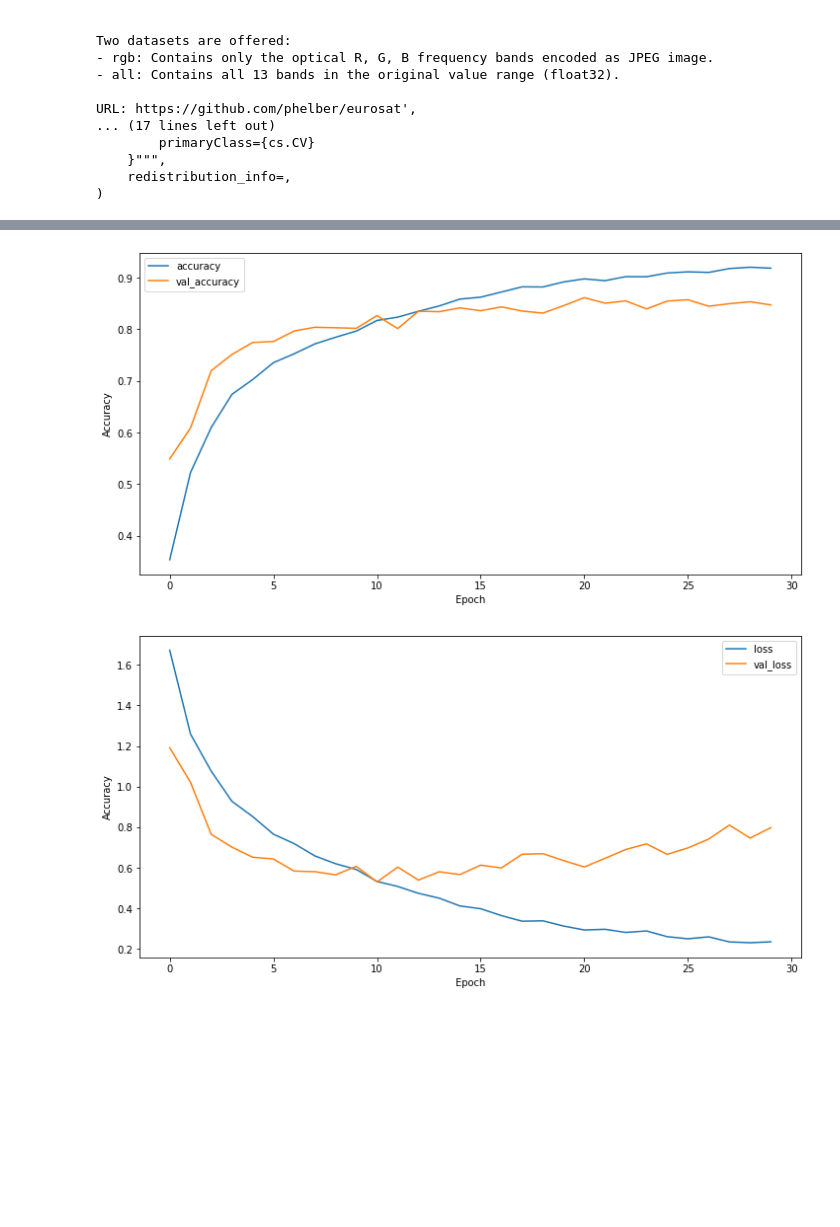
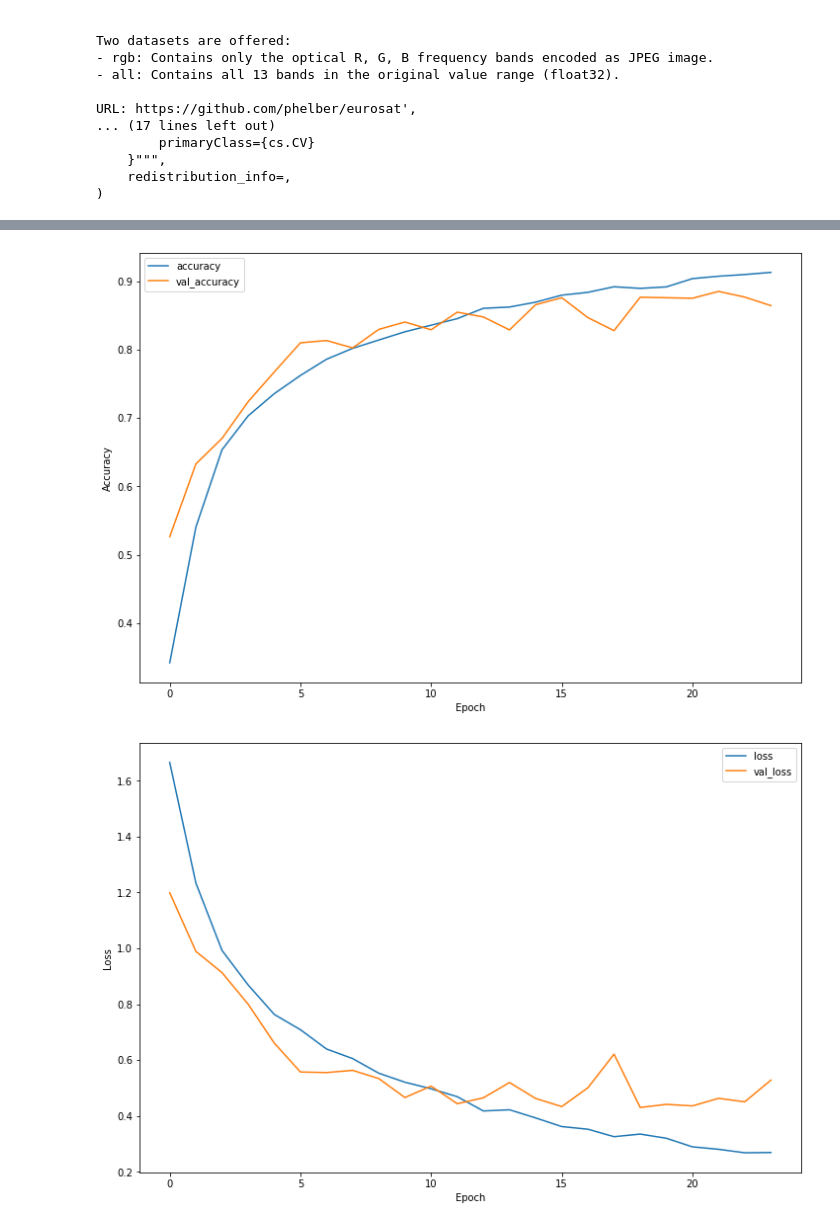
Before and after one commit to derevirn/lulc-keras, a Jupyter notebook: Convolutional_Neural_Network.ipynb, the cells around one changed output, grey strips where cells are left out. Saved outputs shown, nothing was run; the diff lists cells and outputs as text; code cells hidden in the pictures; blank space fills up the shorter version.

```diff
--- a/Convolutional_Neural_Network.ipynb
+++ b/Convolutional_Neural_Network.ipynb
@@ -43,13 +44,15 @@ def augment(image,label):
   image,label = convert(image, label)
   image = tf.image.convert_image_dtype(image, tf.float32) # Cast and normalize the image to [0,1]
   image = tf.image.resize_with_crop_or_pad(image, 70, 70) # Add 6 pixels of padding
-  image = tf.image.random_crop(image, size=[64, 64, 3]) # Random crop back to 28x28
+  image = tf.image.random_crop(image, size=[64, 64, 3]) # Random crop back to 64x64
+  image = tf.image.random_flip_left_right(image)
   image = tf.image.random_brightness(image, max_delta=0.5) # Random brightness
   return image,label
 
 ds_train = ds_train.map(augment, num_parallel_calls=tf.data.experimental.AUTOTUNE)
 ds_train = ds_train.cache()
 ds_train = ds_train.shuffle(int(ds_info.splits['train'].num_examples * 0.8))
+ds_train = ds_train.repeat()
 ds_train = ds_train.batch(16)
 # %%
 ds_test = ds_test.map(convert, num_parallel_calls=tf.data.experimental.AUTOTUNE)
@@ -59,10 +62,11 @@ ds_test = ds_test.cache()
 model = models.Sequential()
 model.add(layers.Conv2D(32, (3, 3), activation='relu', input_shape=(64, 64, 3)))
 model.add(layers.MaxPooling2D((2, 2)))
+model.add(layers.Conv2D(128, (3, 3), activation='relu'))
+model.add(layers.MaxPooling2D((2, 2)))
 model.add(layers.Conv2D(64, (3, 3), activation='relu'))
 model.add(layers.MaxPooling2D((2, 2)))
 model.add(layers.Conv2D(64, (3, 3), activation='relu'))
-
 model.add(layers.Flatten())
 model.add(layers.Dense(64, activation='relu'))
 model.add(layers.Dropout(0.5))
@@ -88,9 +92,15 @@ Trainable params: 646,858
 Non-trainable params: 0
 _________________________________________________________________
 # %%
+steps = int(ds_info.splits['train'].num_examples * 0.8) // 16
+
+callback = tf.keras.callbacks.EarlyStopping(monitor='val_loss', patience=5,
+                                            verbose=1, restore_best_weights=True)
+
 model.compile(optimizer='adam',
               loss=tf.keras.losses.SparseCategoricalCrossentropy(from_logits=True),
               metrics=['accuracy'])
 
-history = model.fit(ds_train, validation_data=ds_test, epochs=30, verbose=1)
+history = model.fit(ds_train, validation_data=ds_test, epochs=50,
+                    steps_per_epoch = steps, callbacks=[callback])
 # %% [output]
@@ -118,24 +128,24 @@ test_loss, test_acc = model.evaluate(ds_test, verbose=1)
 # %%
-fig = plt.figure(figsize=(12,6))
+fig = plt.figure(figsize=(12,8))
 
 plt.plot(history.history['accuracy'], label='accuracy')
 plt.plot(history.history['val_accuracy'], label = 'val_accuracy')
 plt.xlabel('Epoch')
 plt.ylabel('Accuracy')
 plt.legend()
 
 plt.show()
 # %% [output]
-[figure, old version]
+[figure, new version]
 # %%
-fig = plt.figure(figsize=(12,6))
+fig = plt.figure(figsize=(12,8))
 
 plt.plot(history.history['loss'], label='loss')
 plt.plot(history.history['val_loss'], label = 'val_loss')
 plt.xlabel('Epoch')
-plt.ylabel('Accuracy')
+plt.ylabel('Loss')
 plt.legend()
 
 plt.show()
 # %% [output]
-[figure, old version]
+[figure, new version]
```
Also changed, not shown: parts of 7 cells of this notebook, 2 other files.
